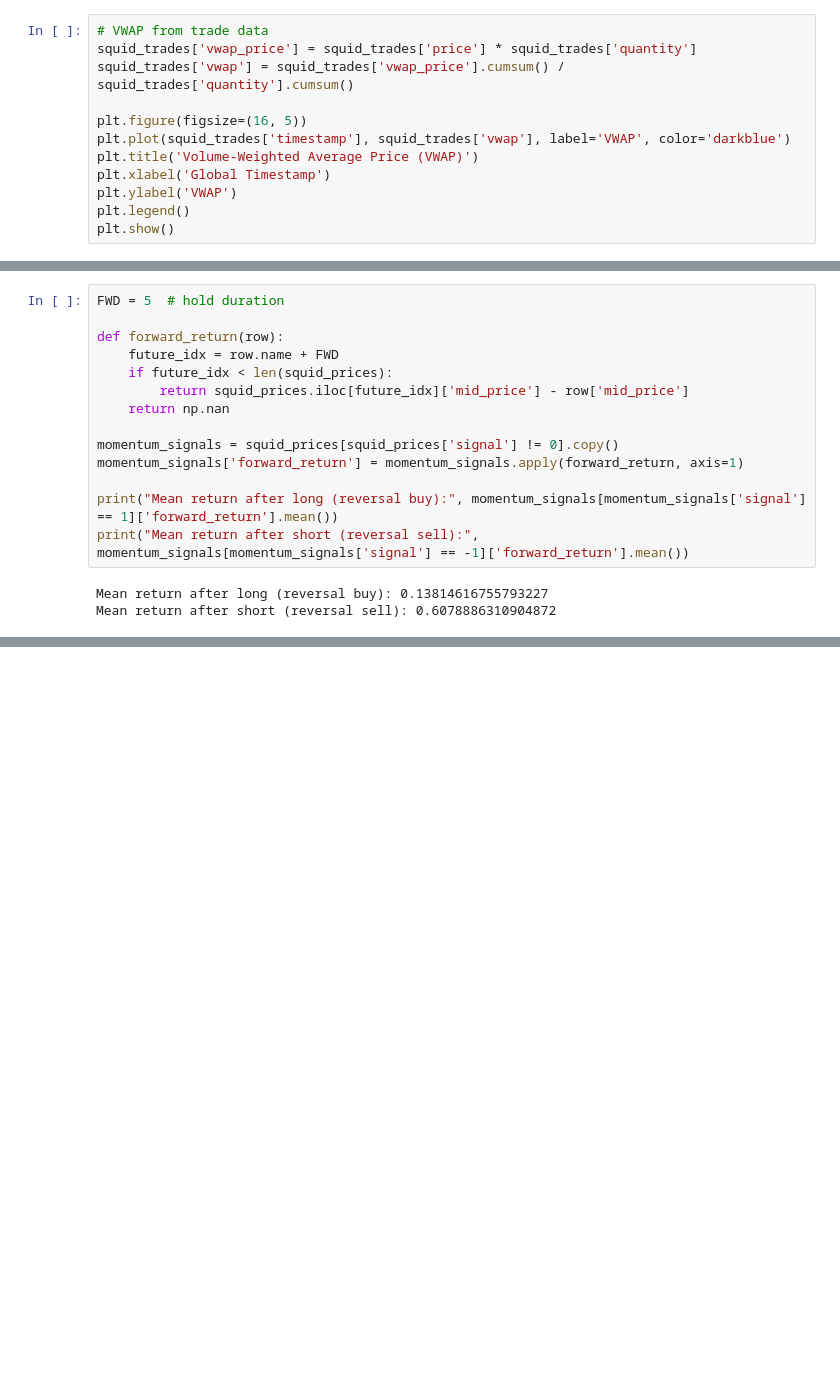
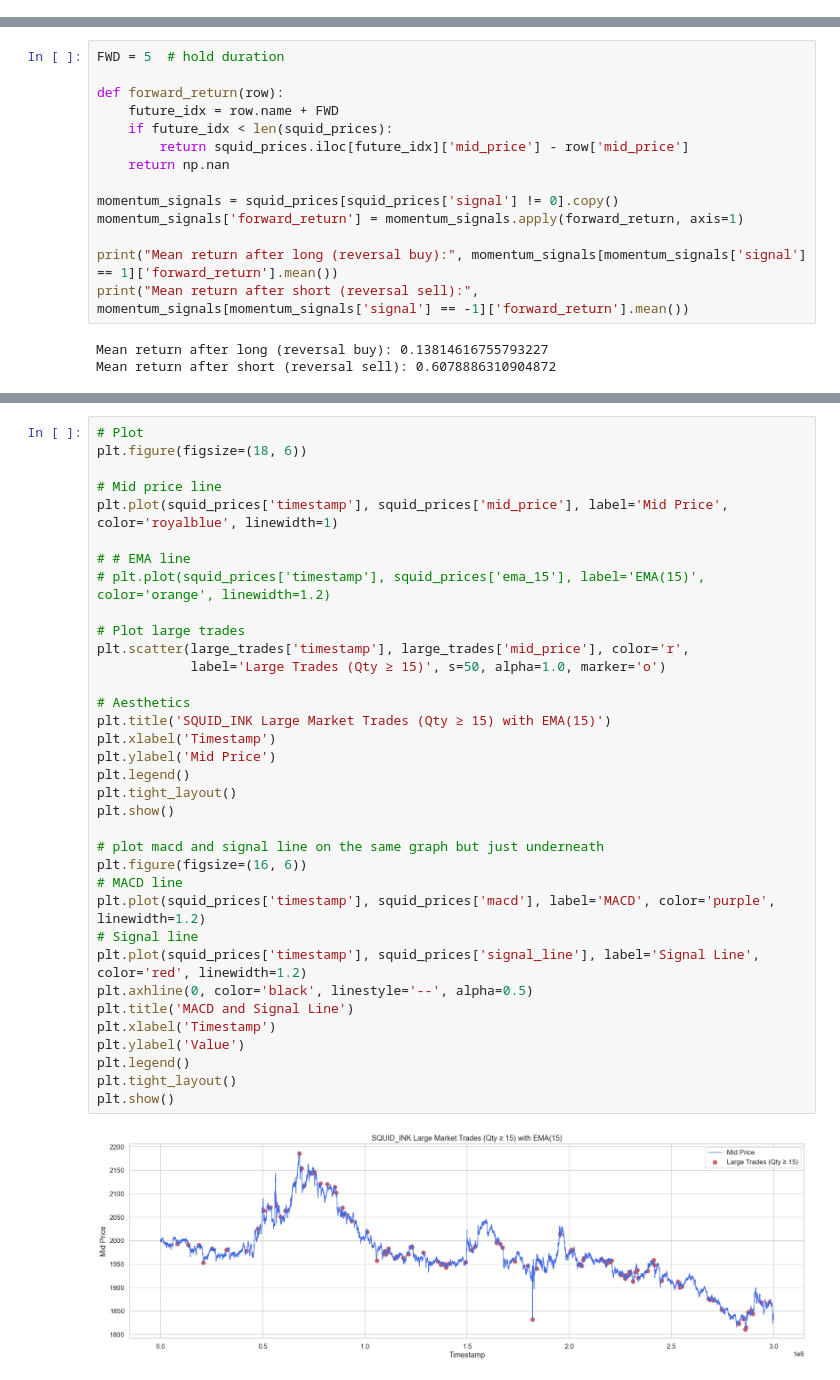
Before and after one commit to chrispyroberts/imc-prosperity-3, a Jupyter notebook: ROUND 1/bottleeda.ipynb, the cells around one changed output, grey strips where cells are left out. Drawn from its saved outputs; the diff is of its cells as text; blank space fills up the shorter version.

```diff
--- a/ROUND 1/bottleeda.ipynb
+++ b/ROUND 1/bottleeda.ipynb
@@ -135,12 +107,0 @@ plt.show()
-# %%
-# VWAP from trade data
-squid_trades['vwap_price'] = squid_trades['price'] * squid_trades['quantity']
-squid_trades['vwap'] = squid_trades['vwap_price'].cumsum() / squid_trades['quantity'].cumsum()
-
-plt.figure(figsize=(16, 5))
-plt.plot(squid_trades['timestamp'], squid_trades['vwap'], label='VWAP', color='darkblue')
-plt.title('Volume-Weighted Average Price (VWAP)')
-plt.xlabel('Global Timestamp')
-plt.ylabel('VWAP')
-plt.legend()
-plt.show()
@@ -499,0 +312,37 @@ Win rate: 0.38351983723296035
+# %%
+# Plot
+plt.figure(figsize=(18, 6))
+
+# Mid price line
+plt.plot(squid_prices['timestamp'], squid_prices['mid_price'], label='Mid Price', color='royalblue', linewidth=1)
+
+# # EMA line
+# plt.plot(squid_prices['timestamp'], squid_prices['ema_15'], label='EMA(15)', color='orange', linewidth=1.2)
+
+# Plot large trades
+plt.scatter(large_trades['timestamp'], large_trades['mid_price'], color='r',
+            label='Large Trades (Qty ≥ 15)', s=50, alpha=1.0, marker='o')
+
+# Aesthetics
+plt.title('SQUID_INK Large Market Trades (Qty ≥ 15) with EMA(15)')
+plt.xlabel('Timestamp')
+plt.ylabel('Mid Price')
+plt.legend()
+plt.tight_layout()
+plt.show()
+
+# plot macd and signal line on the same graph but just underneath
+plt.figure(figsize=(16, 6))
+# MACD line
+plt.plot(squid_prices['timestamp'], squid_prices['macd'], label='MACD', color='purple', linewidth=1.2)
+# Signal line
+plt.plot(squid_prices['timestamp'], squid_prices['signal_line'], label='Signal Line', color='red', linewidth=1.2)
+plt.axhline(0, color='black', linestyle='--', alpha=0.5)
+plt.title('MACD and Signal Line')
+plt.xlabel('Timestamp')
+plt.ylabel('Value')
+plt.legend()
+plt.tight_layout()
+plt.show()
+# %% [output]
+[figure, added]
```
Also changed, not shown: parts of 16 cells of this notebook, 1 other file.
